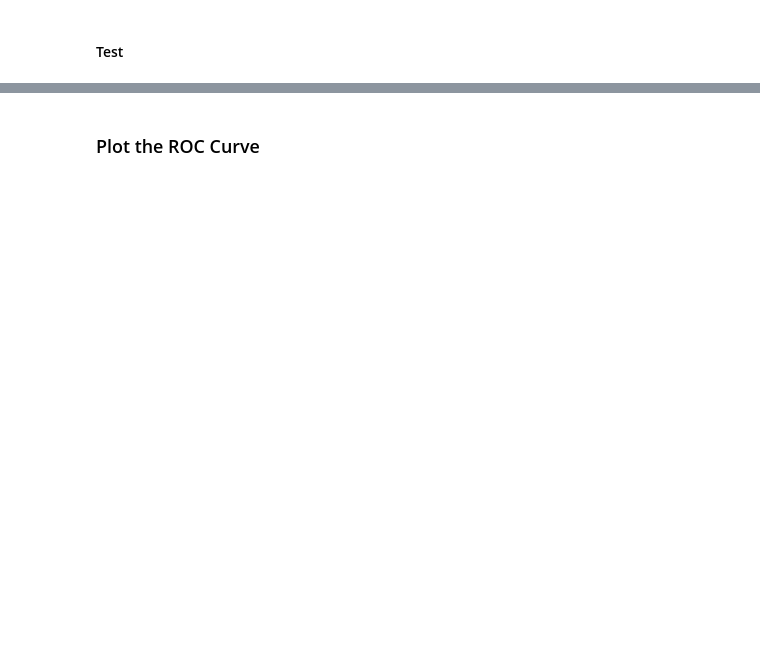
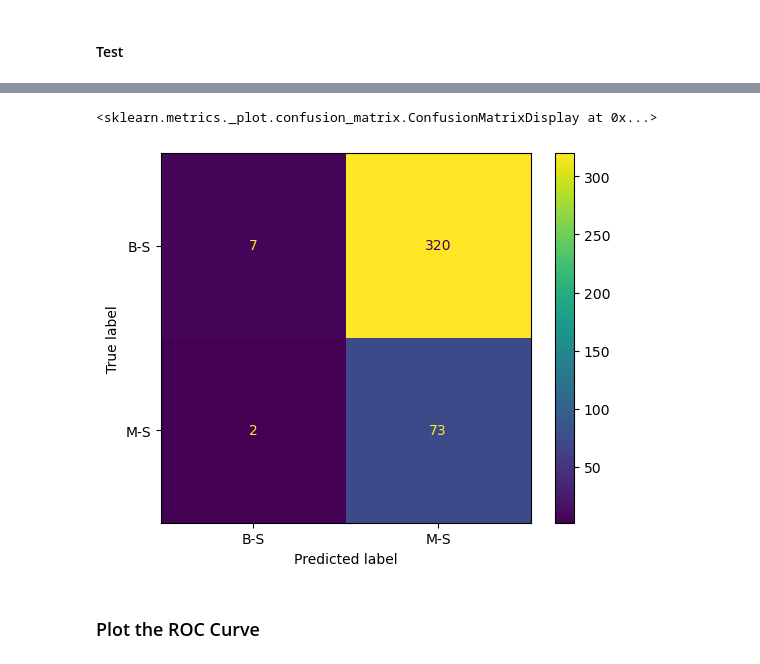
Before and after one commit to KristoferLintonReid/ultrasound-contrastivemodels, a Jupyter notebook: notebooks/baseline_models_embeddings.ipynb, the cells around one changed output, grey strips where cells are left out. Cells and saved outputs as stored; diff of their text form; code cells hidden in the pictures; blank space fills up the shorter version.

```diff
--- a/notebooks/baseline_models_embeddings.ipynb
+++ b/notebooks/baseline_models_embeddings.ipynb
@@ -1272,5 +1533,0 @@ y_train_rna = rna_df_train[["SURGICAL"]]
-# %%
-# Set the random state for reproducibility
-fit_rf_rna = RandomForestClassifier(n_estimators=1000,
-                                    class_weight="balanced",
-                                    random_state=2)
@@ -1288,4 +1533,0 @@ print('Best Parameters using grid search: \n',
-# %%
-# Set best parameters given by grid search
-fit_rf_rna.set_params(criterion = "gini",
-                     max_features = "sqrt")
@@ -1347,13 +1534,3 @@ plt.show()
-# %%
-# Create the classifier
-fit_rf_rna.set_params(n_estimators=80,
-                      bootstrap=True,
-                      warm_start=False,
-                      criterion= "gini",
-                      max_features= "sqrt",
-                      oob_score=True,
-                      class_weight= "balanced",
-                      random_state=2)
 # %%
 # Fit the model to the training set
 fit_rf_rna.fit(X_train_rna, y_train_rna)
@@ -1391,0 +1642,12 @@ disp.plot()
+# %%
+# Validation
+
+# Seperating out the features
+X_val_rna = image_val_df.drop(["image_name", "SURGICAL"], axis=1)
+# Only keep the top features
+X_val_rna = X_val_rna.loc[:, X_val_rna.columns.isin(spearman_rna)]
+# Seperating out the target
+y_val_rna = image_val_df[["SURGICAL"]]
+
+y_val_rna_pred = fit_rf_rna.predict(X_val_rna)
+cmat = mx.confusion_matrix(y_val_rna, y_val_rna_pred)
@@ -1392,3 +1685,10 @@ disp.plot()
+# %%
+cm = confusion_matrix(y_val_rna, y_val_rna_pred, labels=fit_rf_rna.classes_)
+disp = ConfusionMatrixDisplay(confusion_matrix=cm, display_labels=fit_rf_rna.classes_)
+disp.plot()
+# %% [output]
+<sklearn.metrics._plot.confusion_matrix.ConfusionMatrixDisplay at 0x...>
+[figure, added]
 # %% [markdown]
 ### Plot the ROC Curve
 # %%
```
Also changed, not shown: parts of 134 cells of this notebook.
